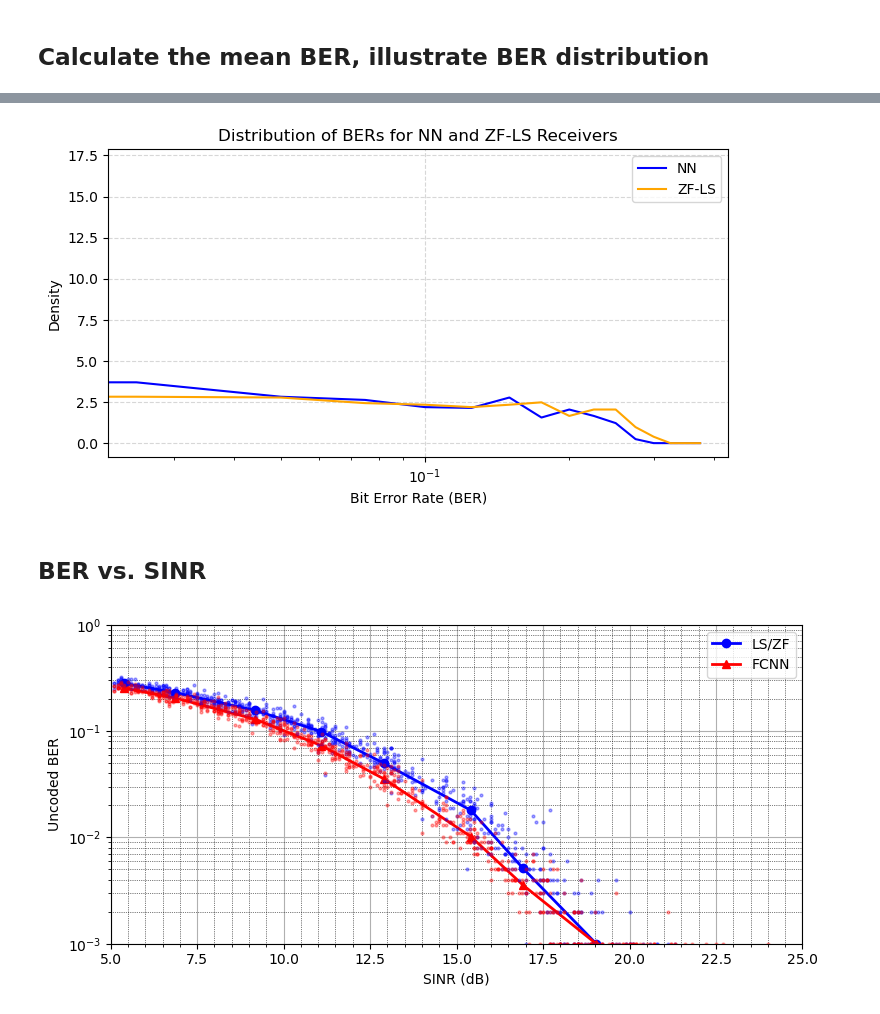
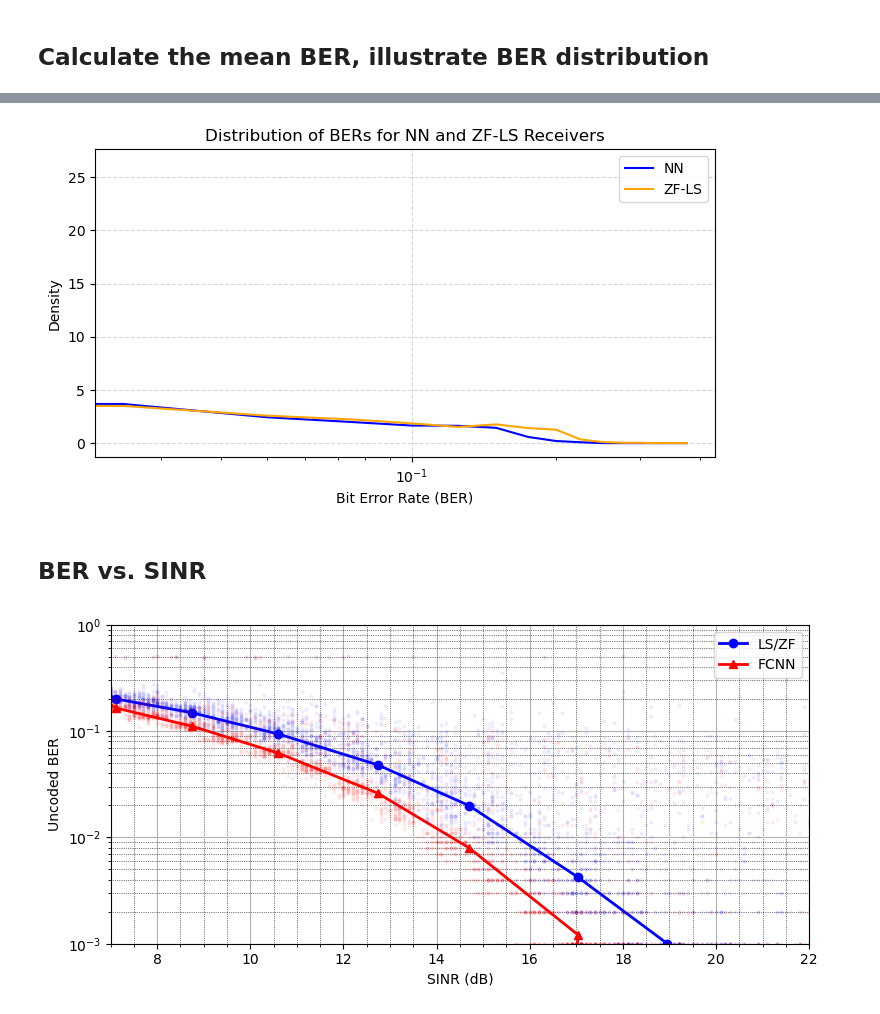
Before and after one commit to rikluost/ofdm-plutosdr-pytorch, a Jupyter notebook: 50-test-receivers.ipynb, the cells around one changed output, grey strips where cells are left out. Saved outputs shown, nothing was run; the diff lists cells and outputs as text; code cells hidden in the pictures.

```diff
--- a/50-test-receivers.ipynb
+++ b/50-test-receivers.ipynb
@@ -29,7 +29,7 @@ mapping_table_Qm, de_mapping_table_Qm = mapping_table(Qm, plot=False) # mapping
 
 # load the testset
 # test_set = torch.load('data/ofdm_testset_4_8_aalto.pth', weights_only=False) # Aalto
-test_set = torch.load('data/ofdm_testset_4_8_sdr.pth', weights_only=False)
+test_set = torch.load('data/ofdm_testset_4_8_sim.pth', weights_only=False)
 test_loader = DataLoader(test_set, batch_size=1, shuffle=False)
 
 for sample in test_loader:
@@ -494,7 +494,7 @@ if save_plots:
 
 plt.show()
 # %% [output]
-[figure, old version]
+[figure, new version]
 # %% [markdown]
 ## BER vs. SINR
 # %%
@@ -524,34 +524,34 @@ def remove_outliers(series):
 # Apply the function to each bin and each column separately, then merge the results
 def process_group(group):
     group = group.copy()
     group['BER_NN'] = remove_outliers(group['BER_NN'])
     group['BER_LSZF'] = remove_outliers(group['BER_LSZF'])
     return group.dropna()
 
 df_no_outliers = df.groupby('SINR_binned').apply(process_group).reset_index(drop=True)
 
 # Group by bins and calculate the mean
 df_grouped = df_no_outliers.groupby('SINR_binned').mean()
 
 plt.figure(figsize=(plot_width, 4))
 plt.xlabel('SINR (dB)')
 plt.ylabel('Uncoded BER')
 plt.plot(df_grouped['SINR'], df_grouped['BER_LSZF'], '-o', color='blue', label='LS/ZF', markersize=6, lw=2)
 plt.plot(df_grouped['SINR'], df_grouped['BER_NN'], '-^', color='red', label = 'FCNN', markersize=6, lw=2)
 
-plt.plot(df['SINR'], df['BER_LSZF'], 'o', alpha=0.35, markersize=2, color='blue')
-plt.plot(df['SINR'], df['BER_NN'], 'o', alpha=0.35, markersize=2, color='red')
+plt.plot(df['SINR'], df['BER_LSZF'], 'o', alpha=0.05, markersize=2, color='blue')
+plt.plot(df['SINR'], df['BER_NN'], 'o', alpha=0.05, markersize=2, color='red')
 
 plt.legend()
-plt.xlim(5, 25)
+plt.xlim(7, 22)
 plt.yscale('log')
 plt.ylim(1e-3, 1)
 plt.grid()
 plt.minorticks_on()
 plt.tight_layout()
 plt.grid(which='minor', linestyle=':', linewidth='0.5', color='black')
 if save_plots:
     plt.savefig(f'pics/SINR2BER_test_{Qm}_{Fp}.png', bbox_inches='tight')
 plt.show()
 # %% [output]
-[figure, old version]
+[figure, new version]
```
Also changed, not shown: parts of 16 cells of this notebook, 2 other files.
